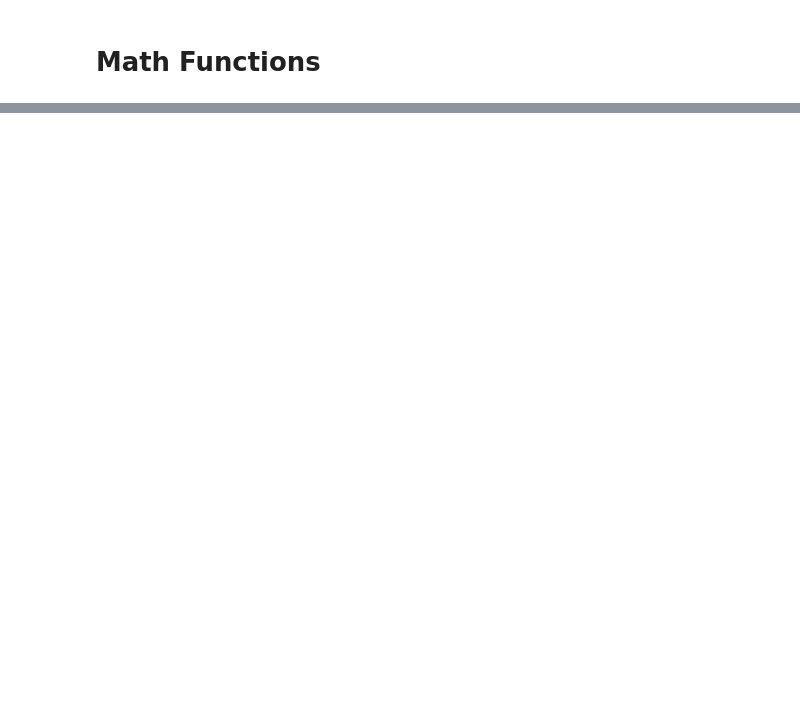
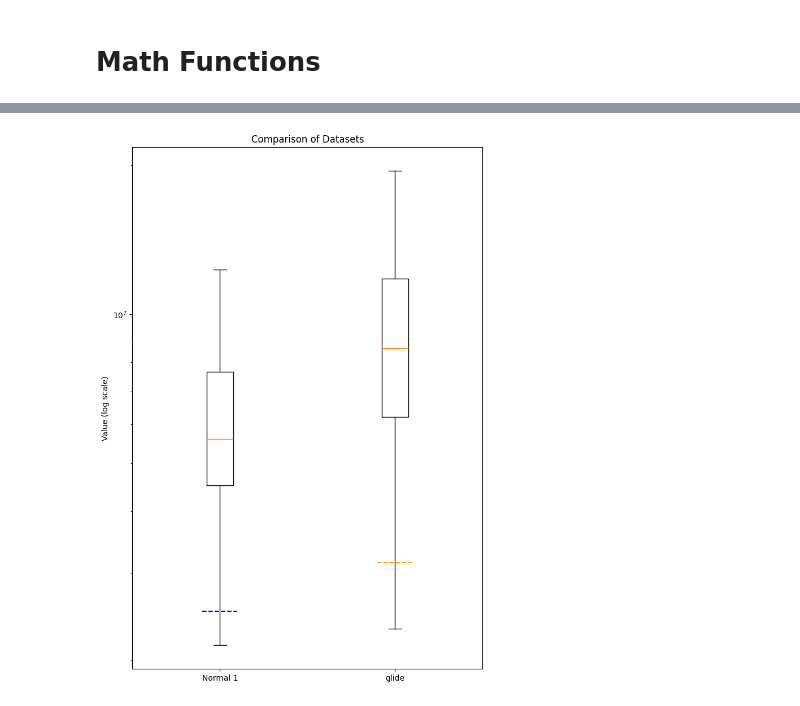
Before and after one commit to alanzhang25/personal-finance, a Jupyter notebook: futures_calc.ipynb, the cells around one changed output, grey strips where cells are left out. Saved outputs shown, nothing was run; the diff lists cells and outputs as text; code cells hidden in the pictures; blank space fills up the shorter version.

```diff
--- a/futures_calc.ipynb
+++ b/futures_calc.ipynb
@@ -160,0 +240,5 @@ plot_df(filter_df)
+# %%
+s_normal = pd.Series(normal_list)
+s_leverage = pd.Series(leverage_list)
+print(s_normal.describe())
+print(s_leverage.describe())
@@ -160,0 +264,18 @@ plot_df(filter_df)
+# %%
+# Plotting side-by-side boxplots
+plt.figure(figsize=(8, 12))
+plt.boxplot([s_normal, s_leverage], positions=[1, 2], showfliers=False)
+
+# Calculate the 10th percentile for each dataset
+percentile_10_data1 = np.percentile(s_normal, 2)
+percentile_10_data2 = np.percentile(s_leverage, 2)
+
+plt.hlines(percentile_10_data1, 0.9, 1.1, colors='blue', linestyles='dashed', label='10th Percentile Data1')
+plt.hlines(percentile_10_data2, 1.9, 2.1, colors='orange', linestyles='dashed', label='10th Percentile Data2')
+plt.yscale('log')  # Using a logarithmic scale
+plt.xticks([1, 2], ['Normal 1', 'glide'])
+plt.title('Comparison of Datasets')
+plt.ylabel('Value (log scale)')
+plt.show()
+# %% [output]
+[figure, added]
```
Also changed, not shown: parts of 21 cells of this notebook.
